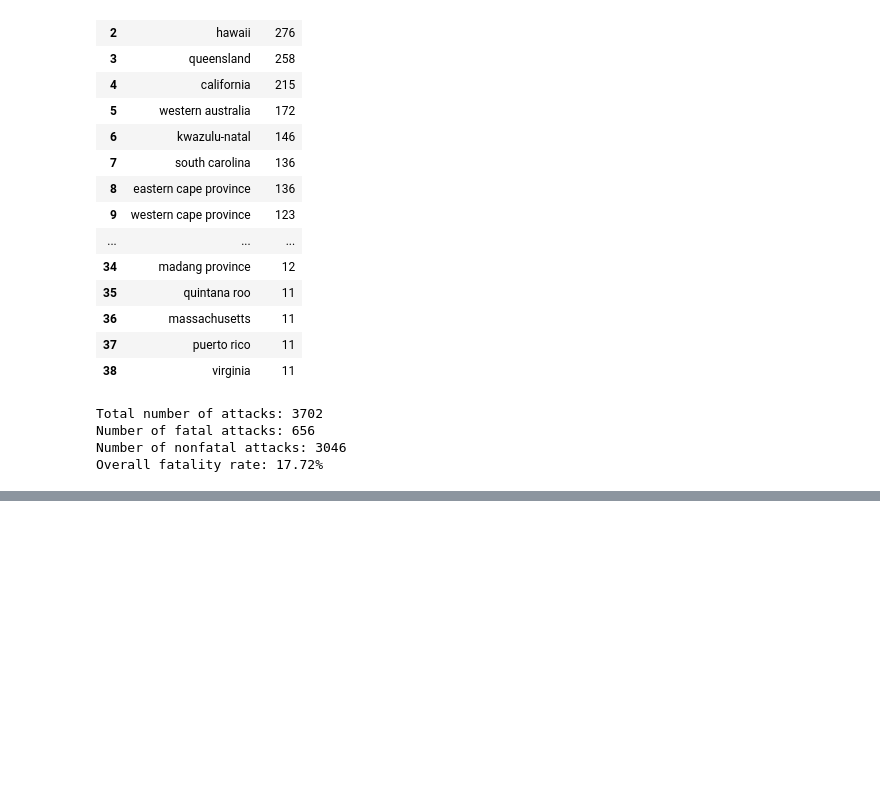
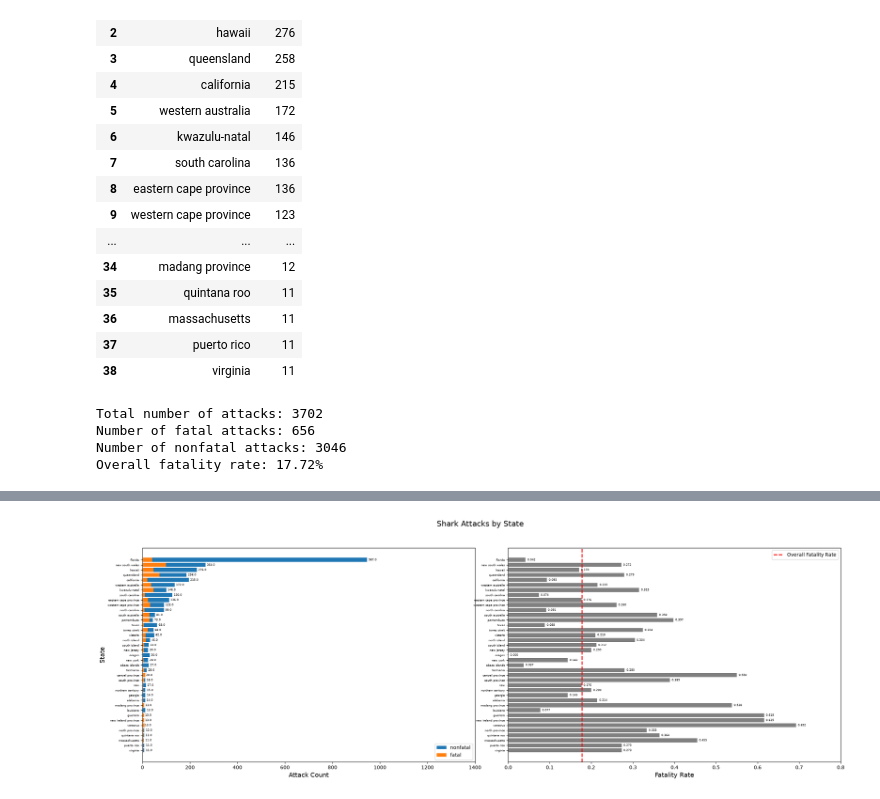
Before and after one commit to imalvarado/5650-final-project, a Jupyter notebook: code/location_eda.ipynb, the cells around one changed output, grey strips where cells are left out. Cells and saved outputs as stored; diff of their text form; code cells hidden in the pictures; blank space fills up the shorter version.

Commit message:
filtered to states with >=30 attacks

```diff
--- a/code/location_eda.ipynb
+++ b/code/location_eda.ipynb
@@ -130,0 +133,15 @@ filtered_df2.to_csv("../data/clean_data/topstates_data.cav", index=False)
+# %%
+state_df = pd.read_csv("../data/clean_data/topstates_data.csv")
+
+total_attacks = len(state_df)
+
+nonfatal_df = state_df[state_df["fatal"] == "N"]
+fatal_df = state_df[state_df["fatal"] == "Y"]
+prop_fatal = len(fatal_df) / total_attacks
+
+print(f"Total attacks: {total_attacks}")
+print(f"Num fatal: {len(fatal_df)}")
+print(f"Num nonfatal: {len(nonfatal_df)}")
+print(f"Overall fatality rate: {prop_fatal:.2%}")
+
+state_df.head()
@@ -130,0 +205,13 @@ filtered_df2.to_csv("../data/clean_data/topstates_data.cav", index=False)
+# %%
+state_counts1 = fatal_df.groupby("state").size().to_frame(name="fatal_count").reset_index()
+state_counts2 = nonfatal_df.groupby("state").size().to_frame(name="nonfatal_count").reset_index()
+
+state_counts = state_counts2.merge(state_counts1, on="state", how="left").fillna(0)
+state_counts["total_count"] = state_counts["fatal_count"] + state_counts["nonfatal_count"]
+state_counts["fatality_rate"] = state_counts["fatal_count"] / state_counts["total_count"]
+
+state_counts.sort_values("total_count", ascending=True, inplace=True)
+
+fatality_rate_plots(state_counts, attribute_name="state")
+# %% [output]
+[figure, added]
```
Also changed, not shown: parts of 4 cells of this notebook, 2 other files.
